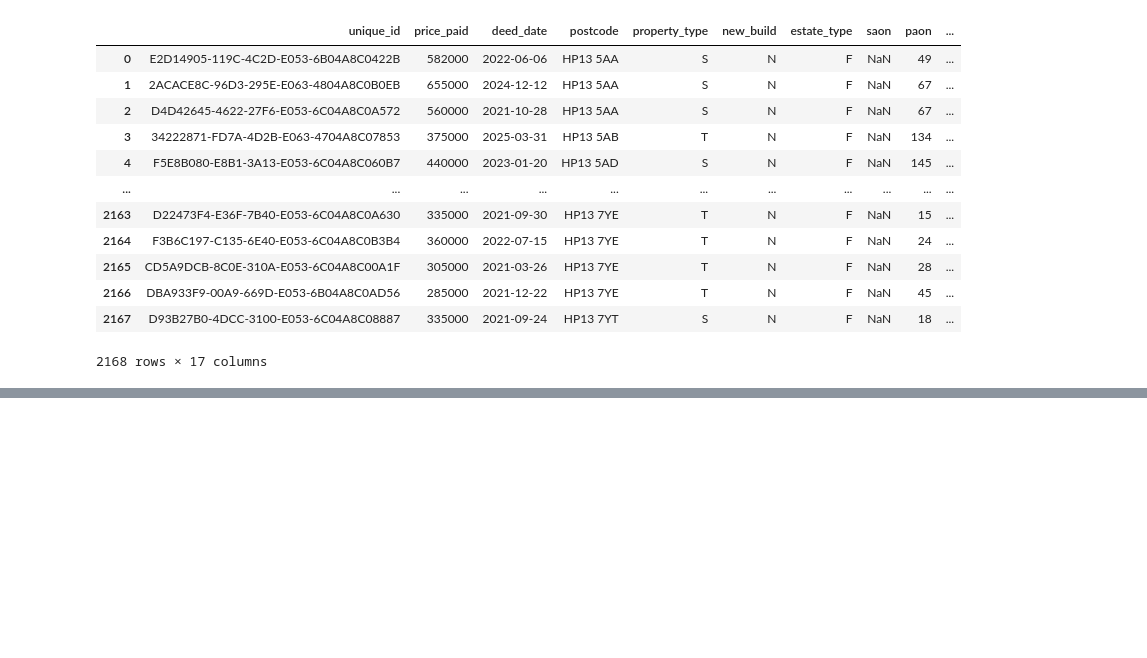
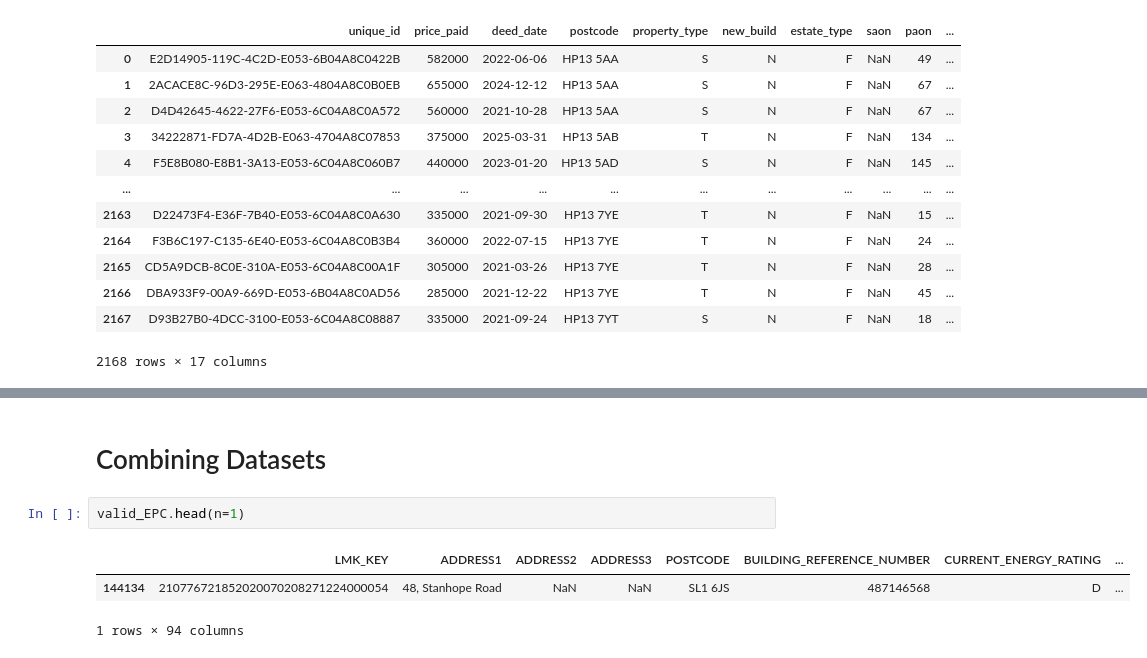
Before and after one commit to NiroshSuthagar/project-housing, a Jupyter notebook: eda.ipynb, the cells around one changed output, grey strips where cells are left out. Drawn from its saved outputs; the diff is of its cells as text; blank space fills up the shorter version.

Commit message:
Attempting to merge datasets

```diff
--- a/eda.ipynb
+++ b/eda.ipynb
@@ -247,2 +237,10 @@ df.size
 # %% [output]
 379933
+# %% [markdown]
+# Combining Datasets
+# %%
+valid_EPC.head(n=1)
+# %% [output]
+|  | LMK_KEY | ADDRESS1 | ADDRESS2 | ADDRESS3 | POSTCODE | BUILDING_REFERENCE_NUMBER | CURRENT_ENERGY_RATING | ... |
+| 144134 | 210776721852020070208271224000054 | 48, Stanhope Road | NaN | NaN | SL1 6JS | 487146568 | D | ... |
+1 rows × 94 columns
```
Also changed, not shown: parts of 26 cells of this notebook, 1 other file.
